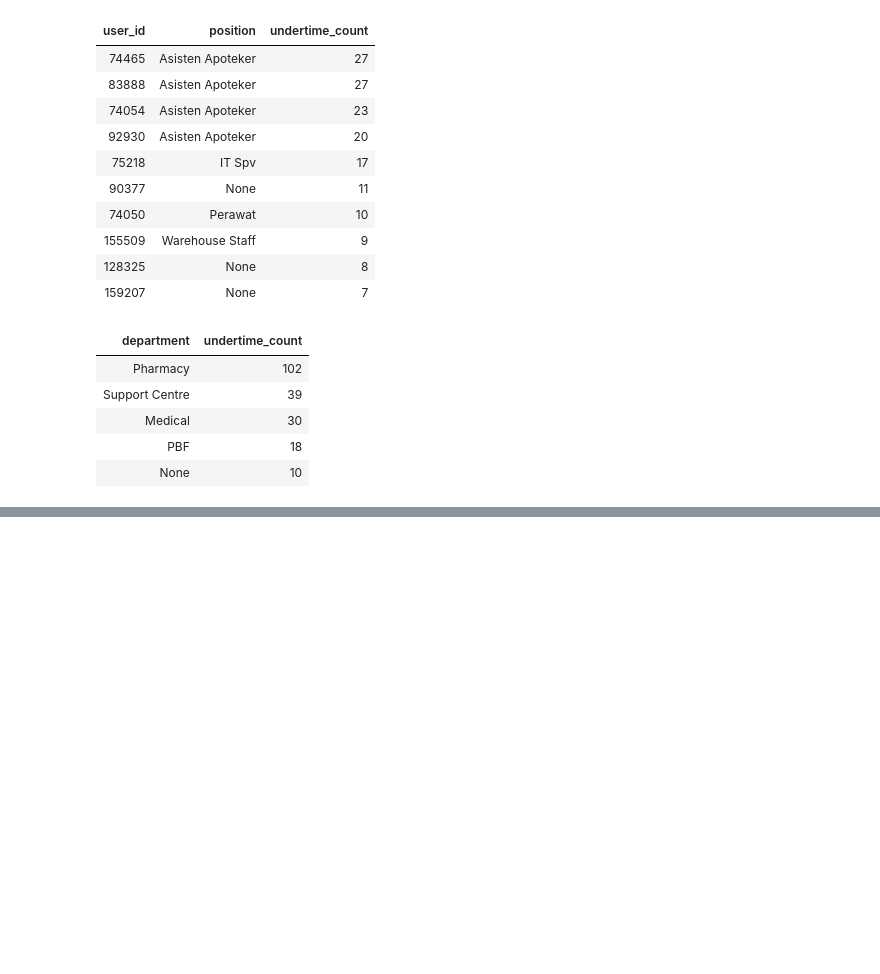
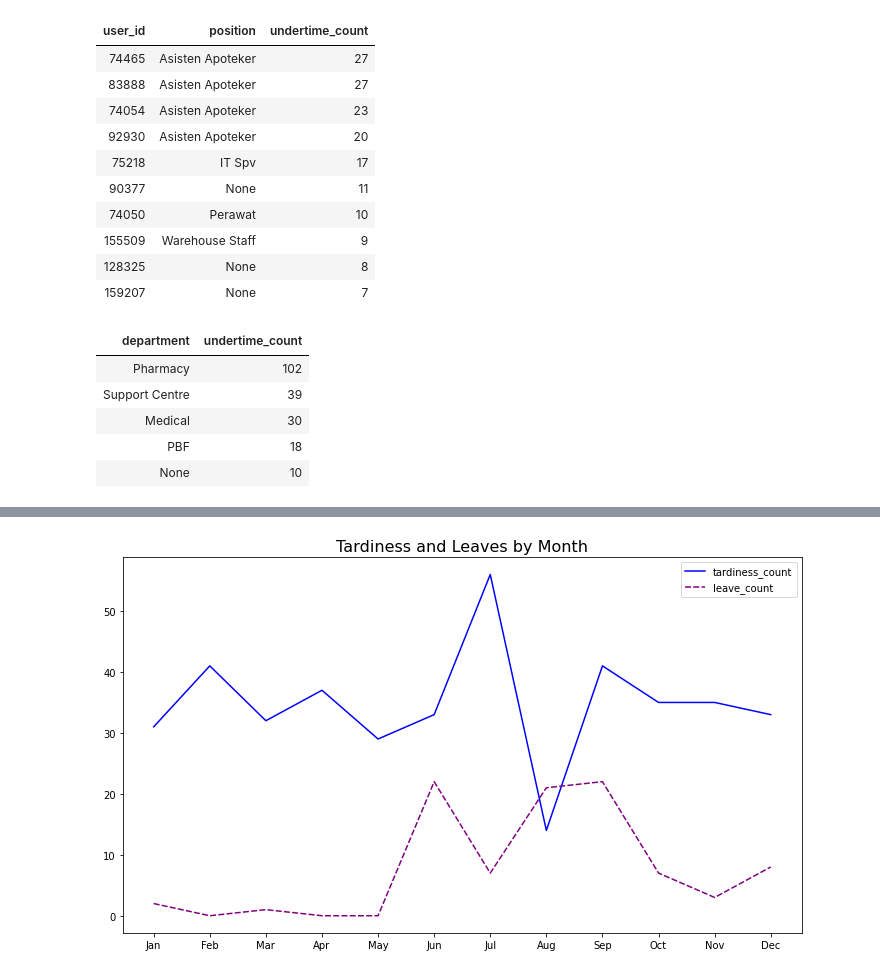
Before and after one commit to ebernardino01/DataAnalystPortfolio, a Jupyter notebook: Clockster/Clockster_Data_Analysis_Notebook.ipynb, the cells around one changed output, grey strips where cells are left out. Drawn from its saved outputs; the diff is of its cells as text; code cells hidden in the pictures; blank space fills up the shorter version.

```diff
--- a/Clockster/Clockster_Data_Analysis_Notebook.ipynb
+++ b/Clockster/Clockster_Data_Analysis_Notebook.ipynb
@@ -611,3 +619,23 @@ undertime_by_dept.style.hide(axis='index')
 | Medical | 30 |
 | PBF | 18 |
 | None | 10 |
+# %%
+# Get tardiness by month of year
+sch_att_user['month'] = sch_att_user['login_datetime'].dt.strftime('%b')
+tardy_by_month = \
+    sch_att_user.query(
+        'is_tardy == True'
+    ).groupby(['month'])['is_tardy'].count().reset_index()
+
+# Convert month string into index then sort
+tardy_by_month['index'] = pd.DatetimeIndex(
+    pd.to_datetime(
+        tardy_by_month['month'],
+        format='%b'
+    )
+).month
+tardy_by_month = tardy_by_month.set_index('index').sort_index()
+tardy_by_month = tardy_by_month.rename(
+    columns={'is_tardy': 'tardiness_count'}
+)
+tardy_by_month.style.hide(axis='index')
@@ -613,0 +802,27 @@ undertime_by_dept.style.hide(axis='index')
+# %%
+# Merge tardiness and leaves by month
+tardiness_leaves_month = pd.merge(
+    tardy_by_month,
+    leaves_by_month,
+    on=['month'],
+    how='left'
+).fillna(0)
+tardiness_leaves_month = tardiness_leaves_month.set_index('month')
+
+# Plot the tardiness and leaves trend
+fig, ax = plt.subplots(figsize = (10, 6))
+sns.lineplot(
+    data=tardiness_leaves_month,
+    palette=['blue', 'purple'],
+    ax=ax
+)
+ax.set_title(
+    "Tardiness and Leaves by Month",
+    fontsize=16
+)
+ax.set_xlabel('')
+ax.set_ylabel('')
+plt.tight_layout()
+plt.show()
+# %% [output]
+[figure, added]
```
Also changed, not shown: parts of 11 cells of this notebook.
